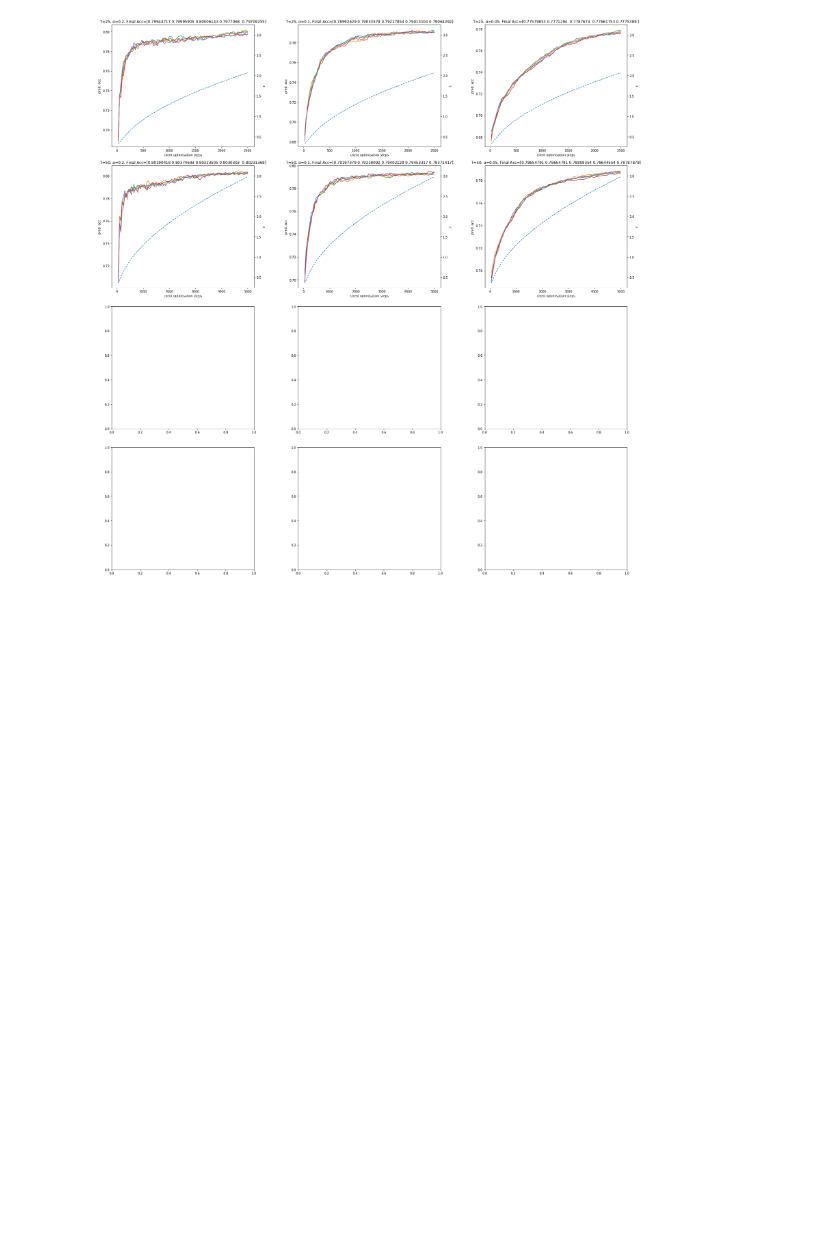
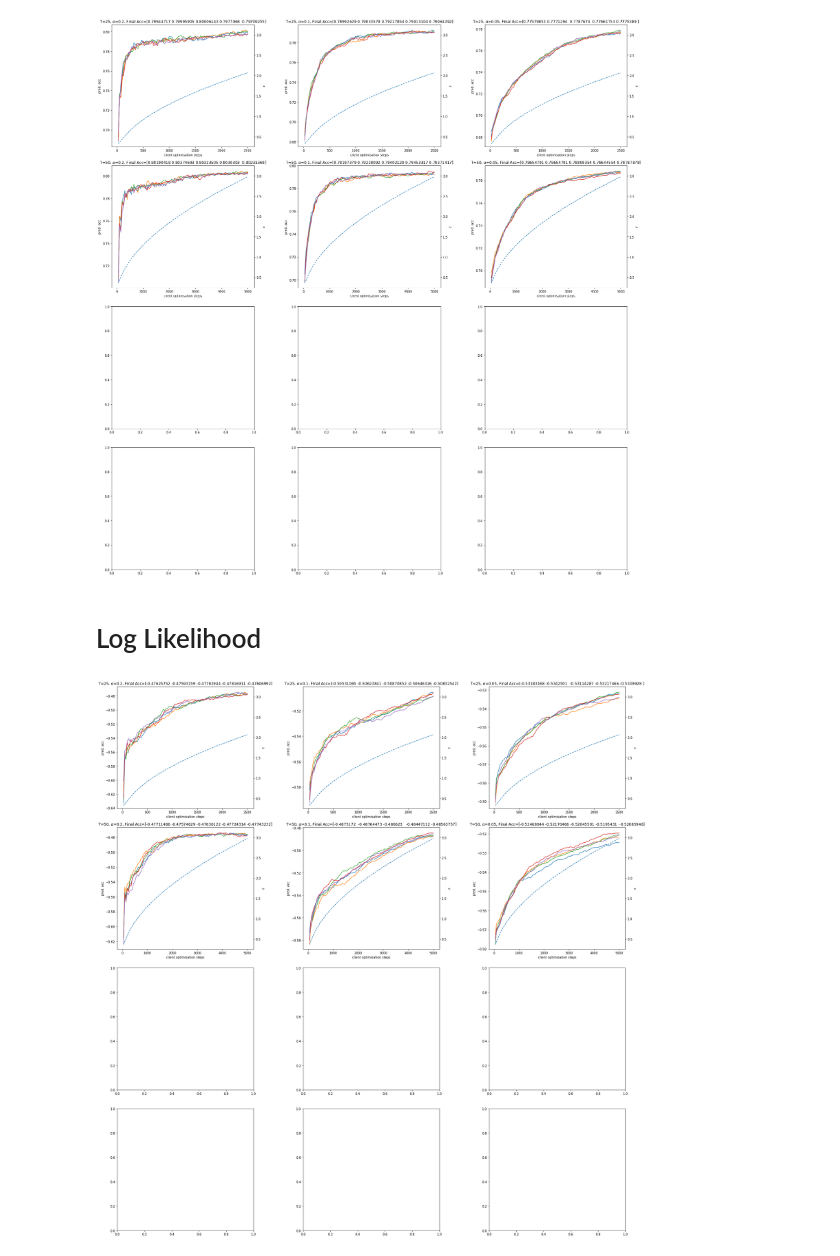
Before and after one commit to MrinankSharma/DP-PVI, a Jupyter notebook: experiments/jalko2017/notebooks/Datapoint Damping T investigation.ipynb, the cells around one changed output. Cells and saved outputs as stored; diff of their text form; code cells hidden in the pictures; blank space fills up the shorter version.

```diff
--- a/experiments/jalko2017/notebooks/Datapoint Damping T investigation.ipynb
+++ b/experiments/jalko2017/notebooks/Datapoint Damping T investigation.ipynb
@@ -168,3 +168,60 @@ for config, experiments, metrics, eps_metrics in zip(adult_configs, adult_grid_e
 plt.tight_layout()
 # %% [output]
 [figure]
+# %% [markdown]
+# Log Likelihood
+# %%
+results_access = SacredExperimentAccess(database_name=database)
+Ts = experiment_config['optimisation_settings.N_steps']
+As = experiment_config['PVI_settings.damping_factor']
+
+adult_grid_experiments = [results_access.get_experiments(name='jalko2017_datapoint_exp', complete=True, config=config) for config in adult_configs]
+
+adult_grid_metrics = [results_access.get_metrics_by_exp(experiments, ["test_all", "train_accuracy"]) for experiments in adult_grid_experiments]
+adult_eps_metrics = [results_access.get_metrics_by_exp(experiments, "epsilon", "in") for experiments in adult_grid_experiments]
+
+plt.figure(figsize=(25,25))
+rows = len(Ts)
+cols = len(Cs)
+
+for config, experiments, metrics, eps_metrics in zip(adult_configs, adult_grid_experiments, adult_grid_metrics, adult_eps_metrics):
+    T = config['optimisation_settings.N_steps']
+    A = config['PVI_settings.damping_factor']
+
+    T_index = Ts.index(T)
+    A_index = As.index(A)
+
+    axes = plt.subplot(rows, cols, T_index * cols + A_index + 1)
+
+
+    if len(metrics) == 0: continue
+    values = []
+    for metric in metrics:
+        values.append(metric[0]['values'])
+    values = np.array(values).T
+    steps = np.atleast_2d(np.array(metrics[0][0]['steps'])).T * T
+
+    seed_eps_values = []
+    for seed_indx, seed_eps in enumerate(eps_metrics):
+        eps_values = []
+        for client_eps in seed_eps:
+            eps_values.append(np.array(client_eps["values"]).flatten())
+        eps_values = np.array(eps_values)
+        seed_eps_values.append(np.mean(eps_values, 0))
+
+    final_mean_eps_values = np.mean(seed_eps_values, 0)
+
+    axes2 = axes.twinx()
+
+    plt.title(f"T={T}, $\\alpha$={A}, Final Acc={values[-1]}")
+
+    axes2.plot(steps, final_mean_eps_values, '--')
+    axes.plot(steps, values)
+    axes.set_xlabel('client optimisation steps')
+    axes.set_ylabel('pred. acc')
+    axes2.set_ylabel('$\epsilon$')
+    axes2.set_ylim(0.25, 3.25)
+
+plt.tight_layout()
+# %% [output]
+[figure, added]
```
Also changed, not shown: 6 other files.
